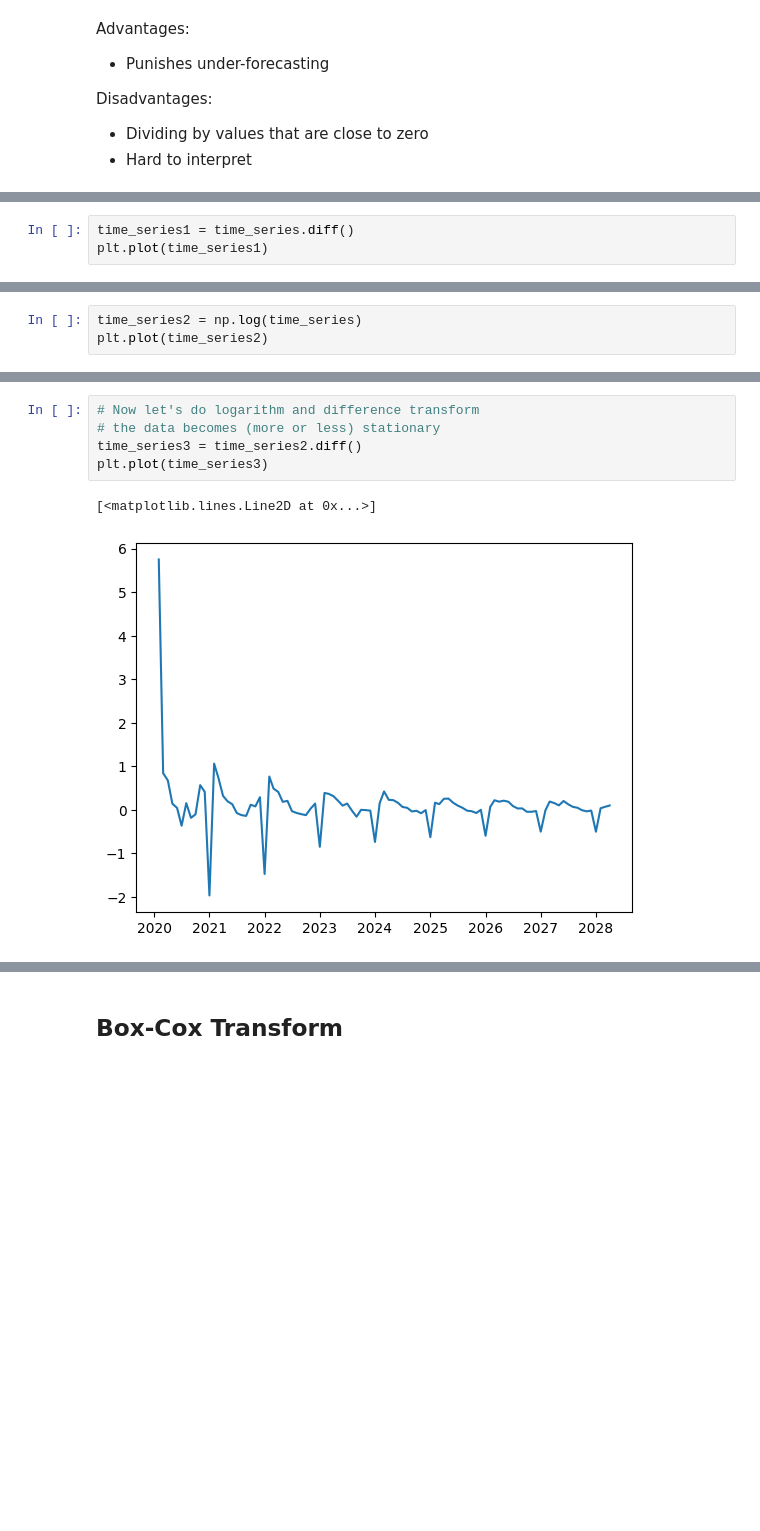
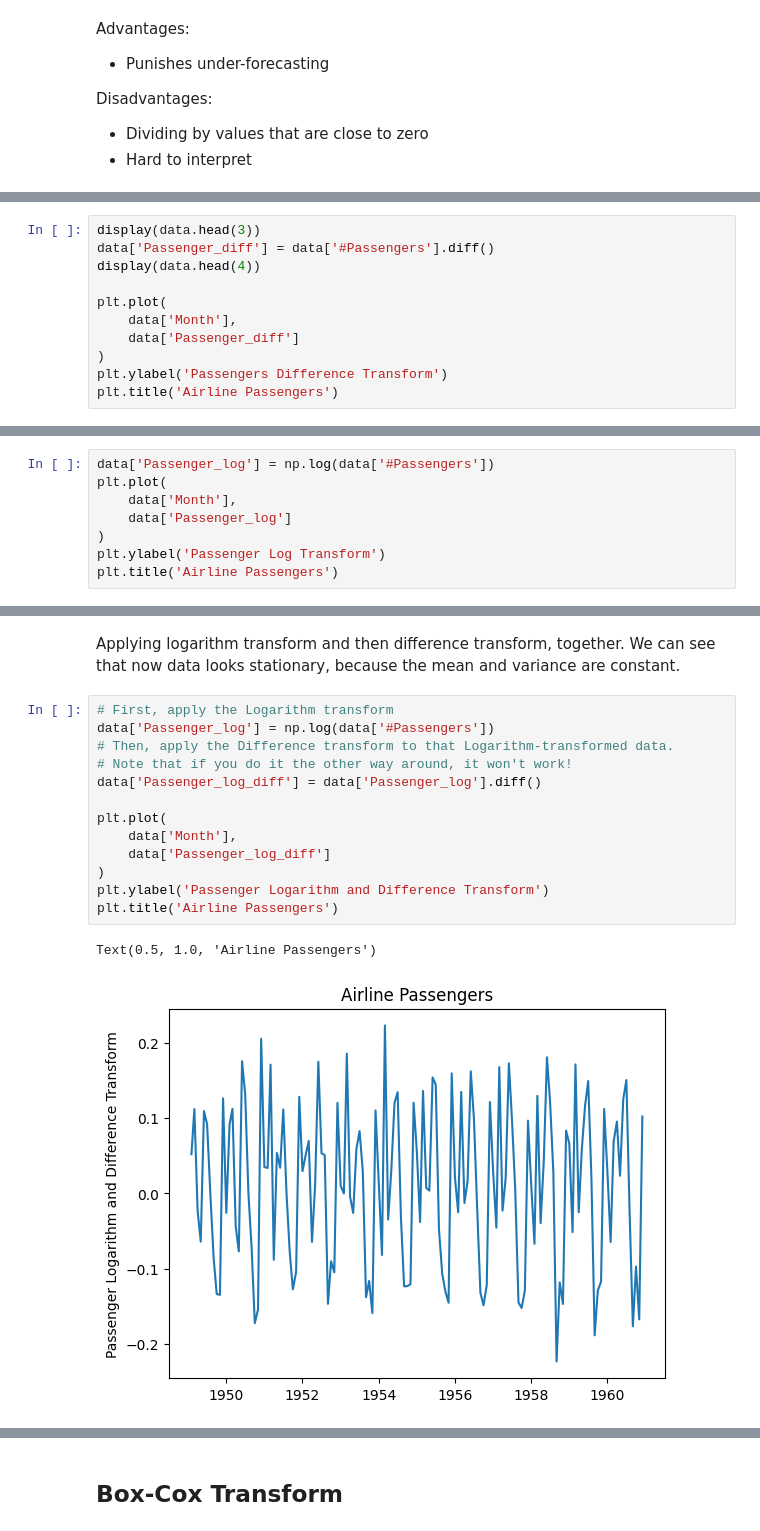
Before and after one commit to EvgeniiZorin/Handbook_Data-Science, a Jupyter notebook: _0_time_series.ipynb, the cells around one changed output, grey strips where cells are left out. Drawn from its saved outputs; the diff is of its cells as text; blank space fills up the shorter version.

```diff
--- a/_0_time_series.ipynb
+++ b/_0_time_series.ipynb
@@ -228,4 +421,12 @@ $$
 # %%
-time_series1 = time_series.diff()
-plt.plot(time_series1)
+display(data.head(3))
+data['Passenger_diff'] = data['#Passengers'].diff()
+display(data.head(4))
+
+plt.plot(
+    data['Month'],
+    data['Passenger_diff']
+)
+plt.ylabel('Passengers Difference Transform')
+plt.title('Airline Passengers')
 # %% [output]
@@ -237,4 +450,9 @@ plt.plot(time_series1)
 # %%
-time_series2 = np.log(time_series)
-plt.plot(time_series2)
+data['Passenger_log'] = np.log(data['#Passengers'])
+plt.plot(
+    data['Month'],
+    data['Passenger_log']
+)
+plt.ylabel('Passenger Log Transform')
+plt.title('Airline Passengers')
 # %% [output]
@@ -243,8 +461,18 @@ plt.plot(time_series2)
+# %% [markdown]
+Applying logarithm transform and then difference transform, together. We can see that now data looks stationary, because the mean and variance are constant.
 # %%
-# Now let's do logarithm and difference transform
-# the data becomes (more or less) stationary
-time_series3 = time_series2.diff()
-plt.plot(time_series3)
+# First, apply the Logarithm transform
+data['Passenger_log'] = np.log(data['#Passengers'])
+# Then, apply the Difference transform to that Logarithm-transformed data.
+# Note that if you do it the other way around, it won't work!
+data['Passenger_log_diff'] = data['Passenger_log'].diff()
+
+plt.plot(
+    data['Month'],
+    data['Passenger_log_diff']
+)
+plt.ylabel('Passenger Logarithm and Difference Transform')
+plt.title('Airline Passengers')
 # %% [output]
-[<matplotlib.lines.Line2D at 0x...>]
+Text(0.5, 1.0, 'Airline Passengers')
-[figure, old version]
+[figure, new version]
```
Also changed, not shown: parts of 53 cells of this notebook, 1 other file.
